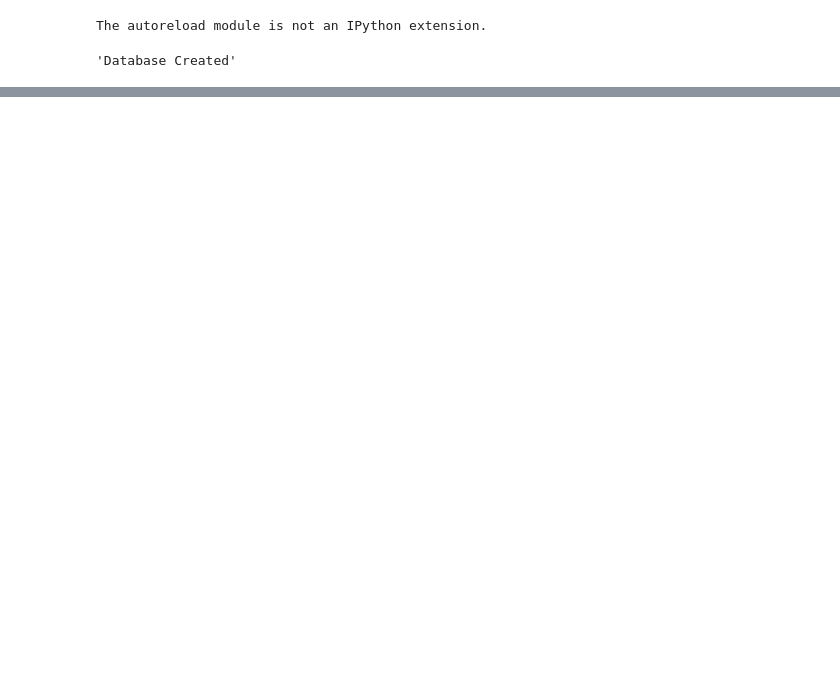
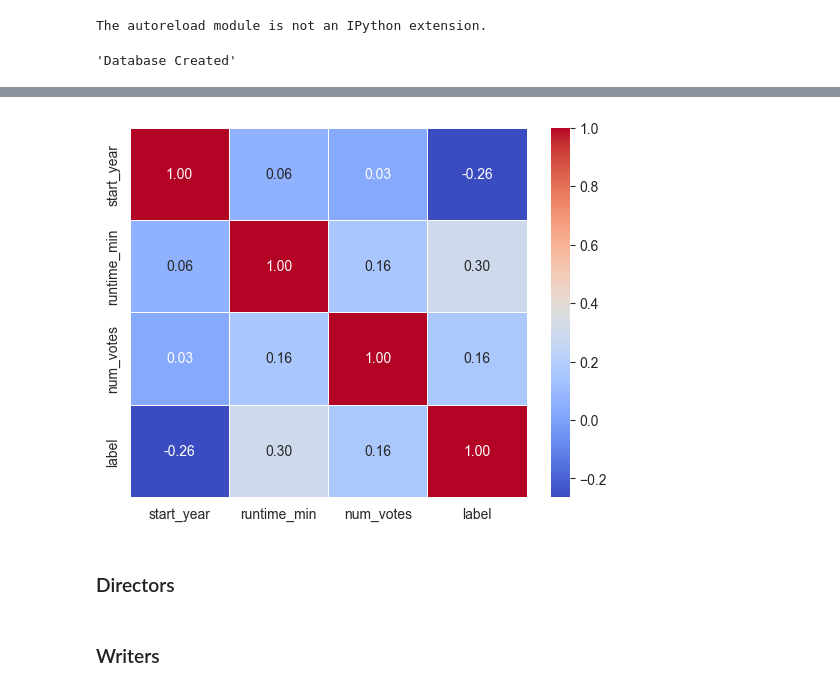
Before and after one commit to 8toz/BigDataProject_IMDB, a Jupyter notebook: duck_db_pipeline.ipynb, the cells around one changed output, grey strips where cells are left out. Drawn from its saved outputs; the diff is of its cells as text; code cells hidden in the pictures; blank space fills up the shorter version.

```diff
--- a/duck_db_pipeline.ipynb
+++ b/duck_db_pipeline.ipynb
@@ -41,0 +85,9 @@ result.shape
+# %%
+sns.heatmap(movies[movies["subset"]=="train"][['start_year', 'runtime_min', 'num_votes', 'label']].corr(), annot=True, cmap='coolwarm', fmt=".2f", linewidths=0.5)
+plt.show()
+# %% [output]
+[figure, added]
+# %% [markdown]
+### Directors
+# %% [markdown]
+### Writers
```
Also changed, not shown: parts of 9 cells of this notebook, 4 other files.
